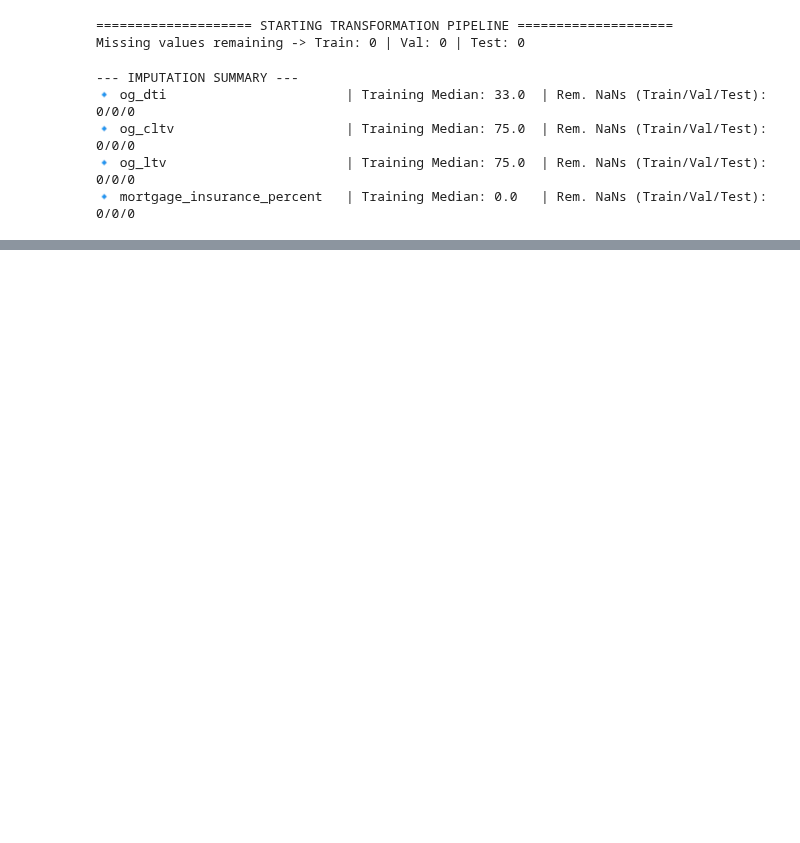
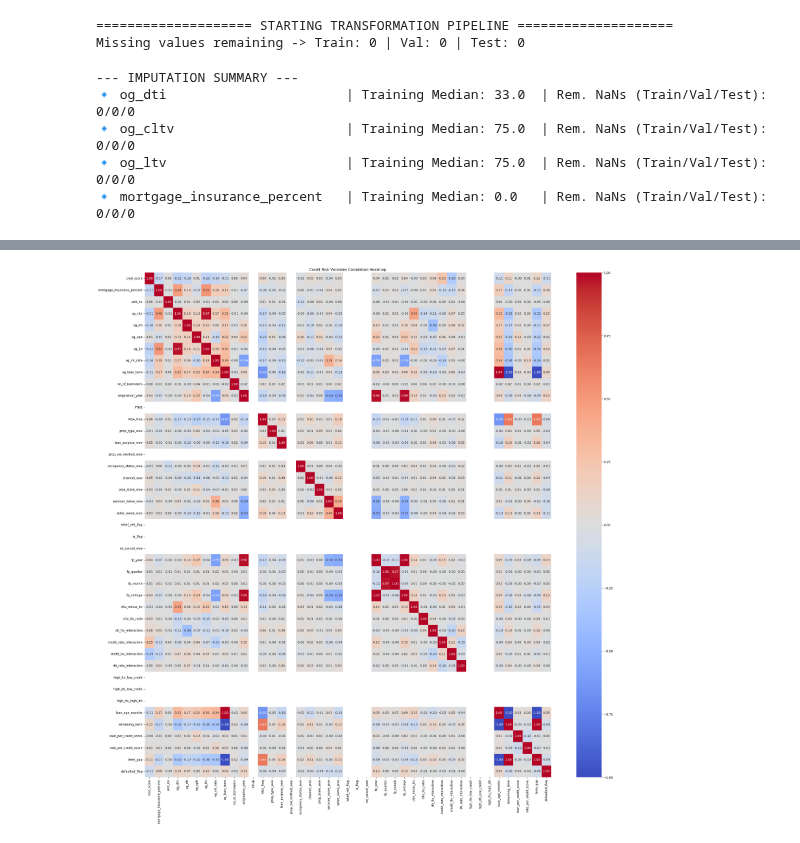
Before and after one commit to Niraj-Mhatre2003/Home_loan-Risk-Analytics, a Jupyter notebook: notebooks/03_feature_engineering.ipynb, the cells around one changed output, grey strips where cells are left out. Cells and saved outputs as stored; diff of their text form; code cells hidden in the pictures; blank space fills up the shorter version.

```diff
--- a/notebooks/03_feature_engineering.ipynb
+++ b/notebooks/03_feature_engineering.ipynb
@@ -185,0 +1004,15 @@ MemoryError: Unable to allocate 252. MiB for an array with shape (33058391, 1) a
+# %%
+corr_matrix = corr_df.corr(numeric_only=True)
+# %%
+plt.figure(figsize=(30, 30))
+sns.heatmap(corr_matrix,
+            annot=True,
+            cmap="coolwarm",
+            fmt=".2f",
+            vmin=-1,
+            vmax=1)
+
+plt.title("Credit Risk Variables Correlation Heatmap")
+plt.show()
+# %% [output]
+[figure, added]
```
Also changed, not shown: parts of 109 cells of this notebook.
